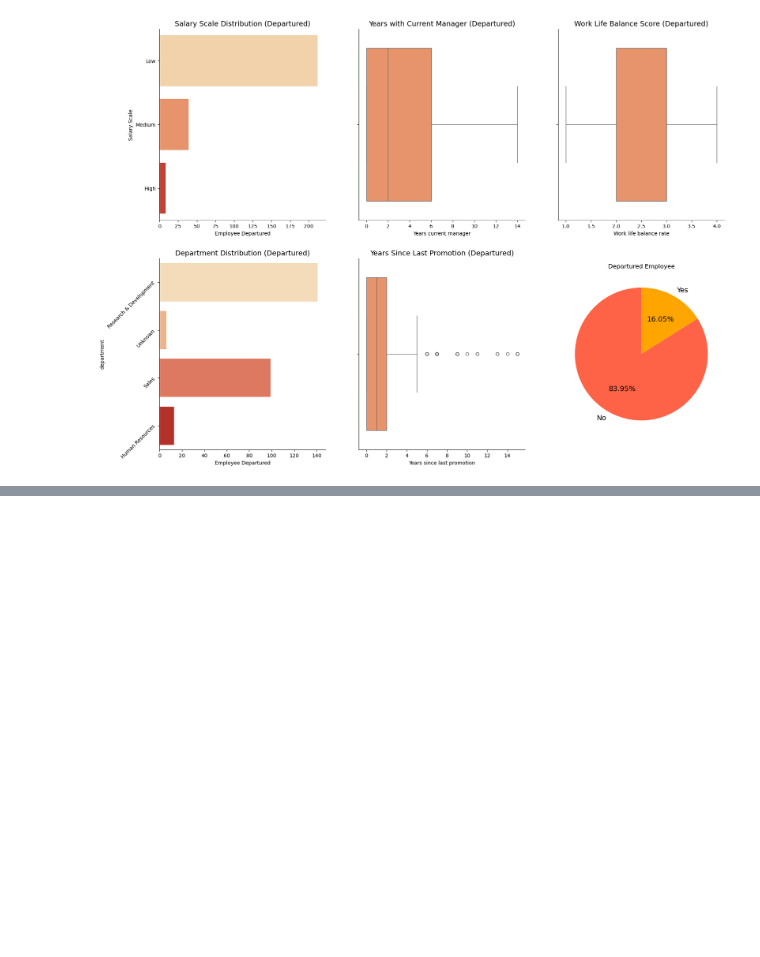
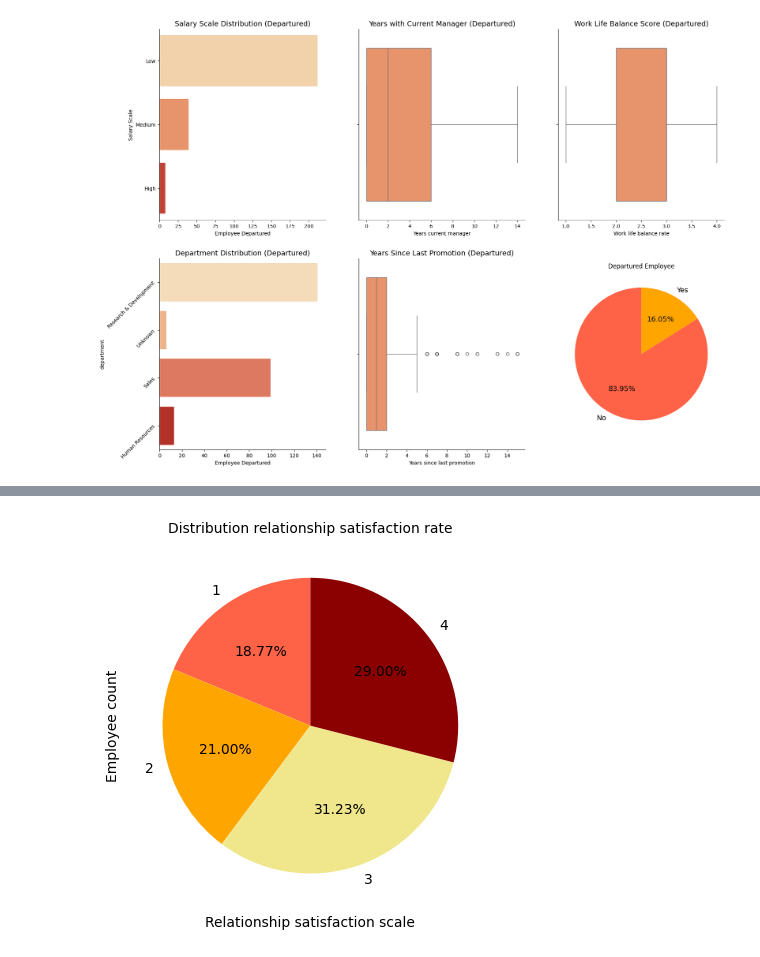
Before and after one commit to CibiPB/project-da-promo-49-INTERNO, a Jupyter notebook: Notebooks/3. Data Analysis.ipynb, the cells around one changed output, grey strips where cells are left out. Cells and saved outputs as stored; diff of their text form; code cells hidden in the pictures; blank space fills up the shorter version.

```diff
--- a/Notebooks/3. Data Analysis.ipynb
+++ b/Notebooks/3. Data Analysis.ipynb
@@ -566,0 +578,11 @@ Interpretación: en esta gráfica observamos solo a los trabajadores que han sid
+# %%
+#distribution relationship satisfaction rate
+df_relationship_sat_rate = df.groupby('relationship_sat_rate')['employee_number'].count().reset_index()
+
+plt.pie('employee_number', labels = 'relationship_sat_rate', data=df_relationship_sat_rate, autopct = '%1.2f%%', colors=['tomato', 'orange', 'khaki', 'darkred'], startangle=90, textprops={'fontsize': 10});
+# Títulos y etiquetas
+plt.title('Distribution relationship satisfaction rate', fontsize=10)
+plt.xlabel('Relationship satisfaction scale')
+plt.ylabel('Employee count');
+# %% [output]
+[figure, added]
```
Also changed, not shown: parts of 12 cells of this notebook, 1 other file.
